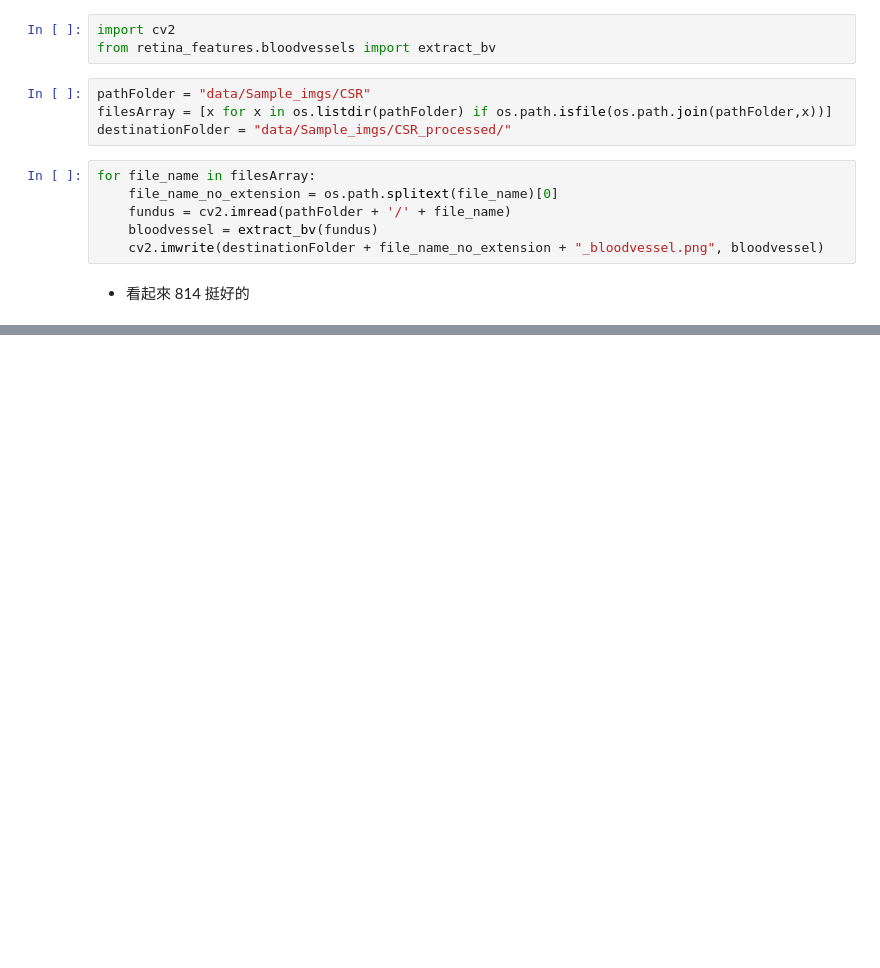
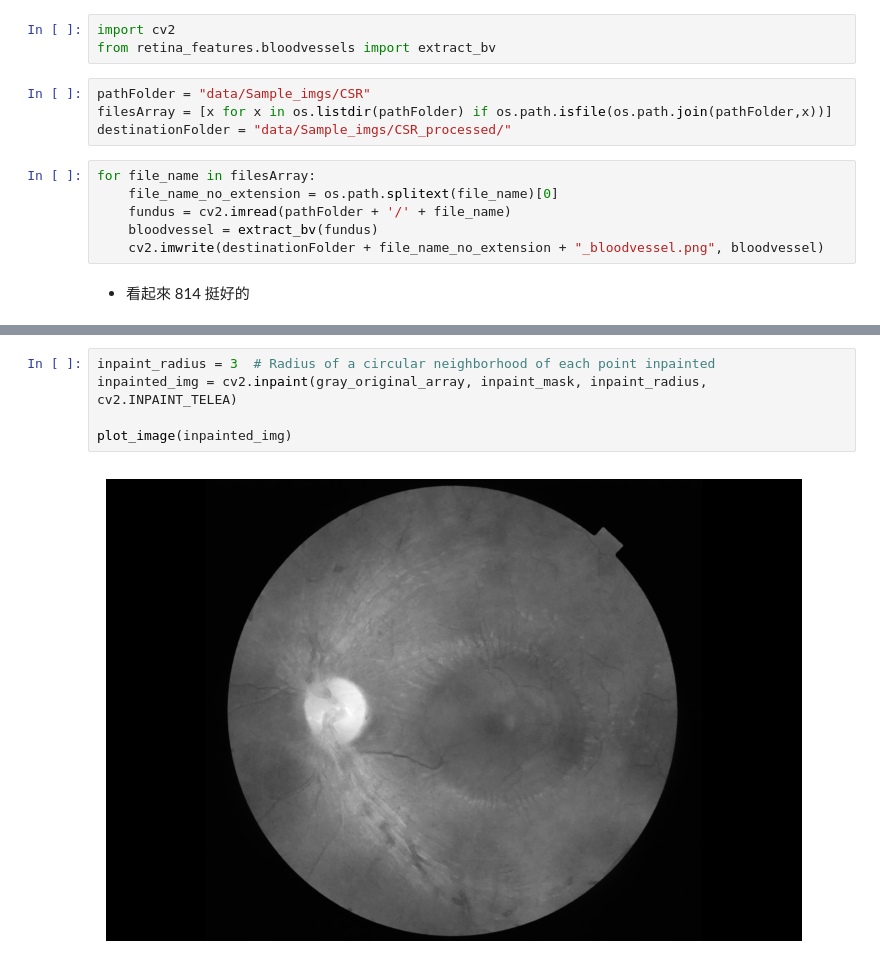
Before and after one commit to Spector3702/RetinalAnalysis, a Jupyter notebook: CSR/process_csr.ipynb, the cells around one changed output, grey strips where cells are left out. Cells and saved outputs as stored; diff of their text form; blank space fills up the shorter version.

```diff
--- a/CSR/process_csr.ipynb
+++ b/CSR/process_csr.ipynb
@@ -29,0 +58,7 @@ for file_name in filesArray:
+# %%
+inpaint_radius = 3  # Radius of a circular neighborhood of each point inpainted
+inpainted_img = cv2.inpaint(gray_original_array, inpaint_mask, inpaint_radius, cv2.INPAINT_TELEA)
+
+plot_image(inpainted_img)
+# %% [output]
+[figure, added]
```
Also changed, not shown: parts of 17 cells of this notebook, 1 other file.
